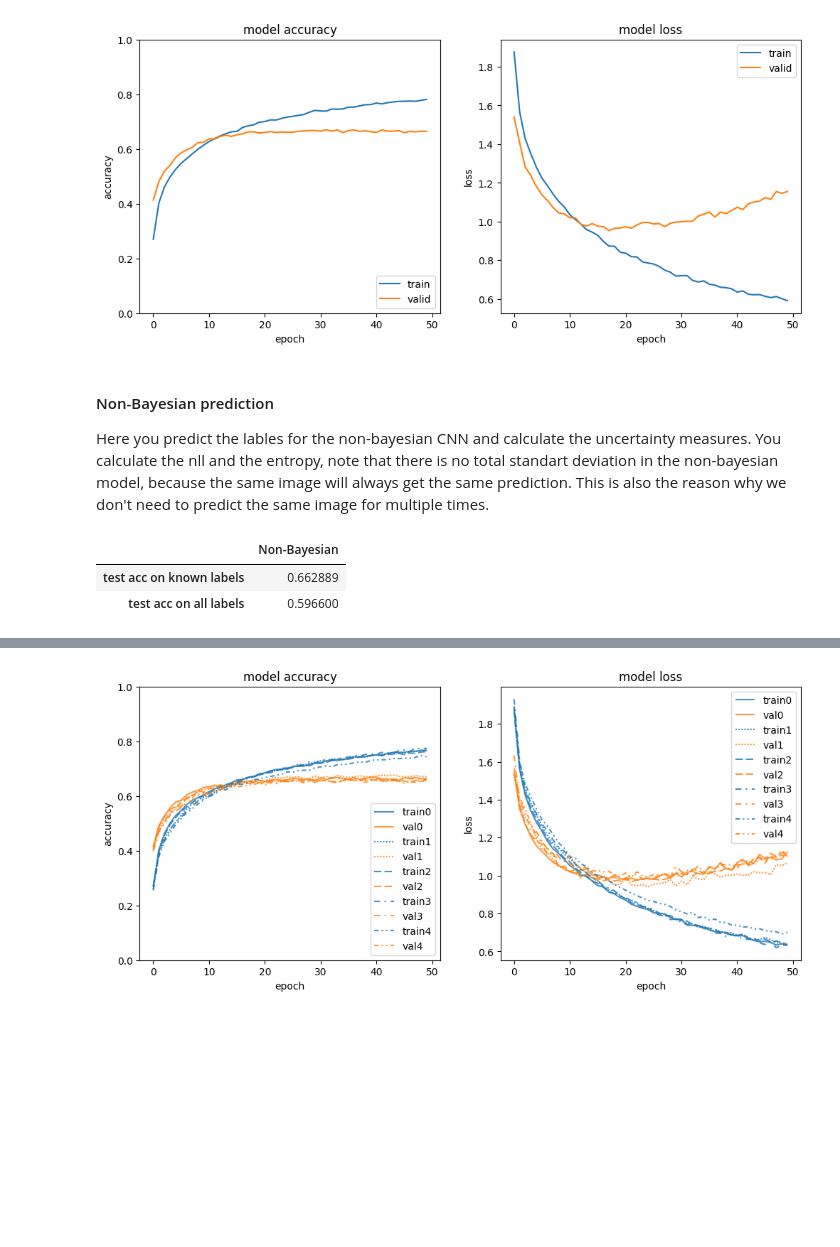
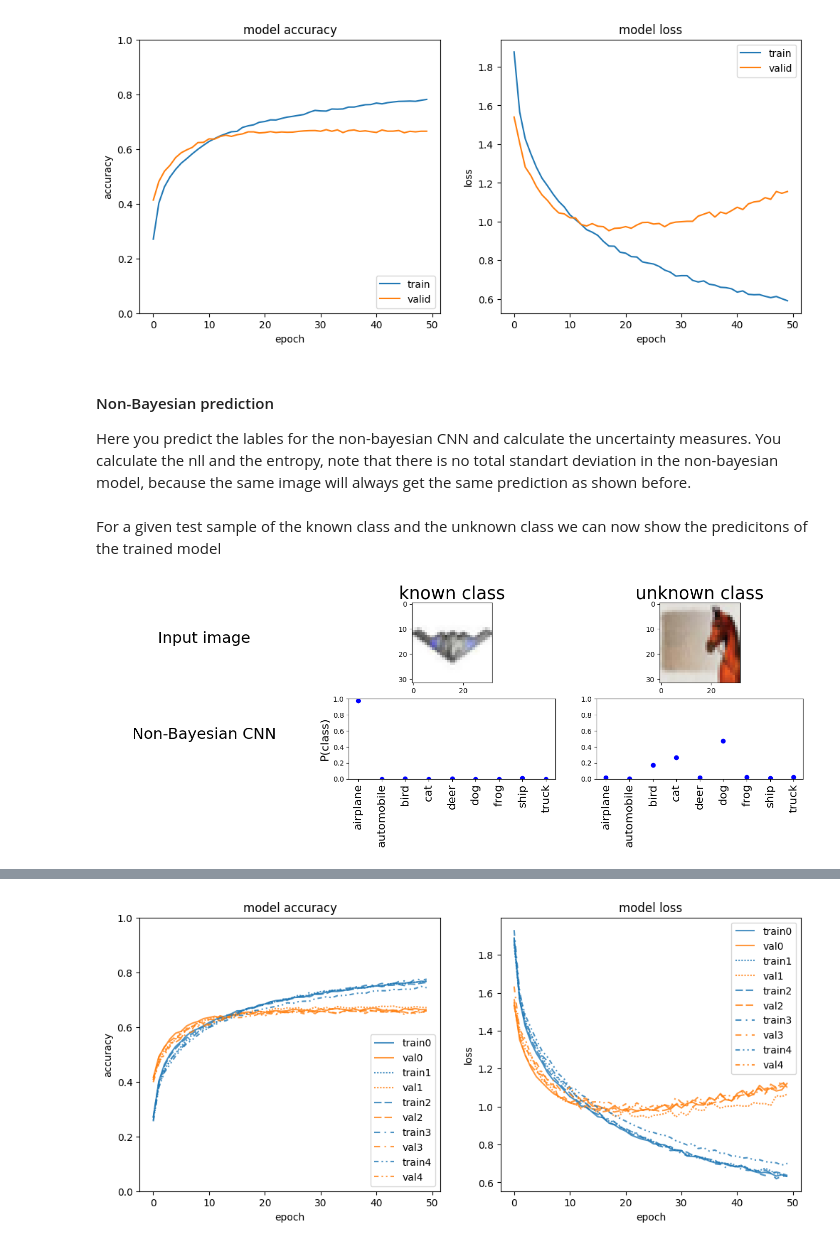
Before and after one commit to tensorchiefs/dl_course_2024, a Jupyter notebook: notebooks/17_cifar10_classification_mc_and_vi_sol.ipynb, the cells around one changed output, grey strips where cells are left out. Drawn from its saved outputs; the diff is of its cells as text; code cells hidden in the pictures; blank space fills up the shorter version.

Commit message:
'uncertainty'

```diff
--- a/notebooks/17_cifar10_classification_mc_and_vi_sol.ipynb
+++ b/notebooks/17_cifar10_classification_mc_and_vi_sol.ipynb
@@ -531,7 +760,7 @@ plots_nonbayes(history)
 # %% [markdown]
 #### Non-Bayesian prediction
 
-Here you predict the lables for the non-bayesian CNN and calculate the uncertainty measures. You calculate the nll and the entropy, note that there is no total standart deviation in the non-bayesian model, because the same image will always get the same prediction. This is also the reason why we don't need to predict the same image for multiple times.
+Here you predict the lables for the non-bayesian CNN and calculate the uncertainty measures. You calculate the nll and the entropy, note that there is no total standart deviation in the non-bayesian model, because the same image will always get the same prediction as shown before.
 # %%
 pred=model.predict(x_test)
 pred_max_p=np.max(pred,axis=1)
@@ -539,14 +768,11 @@ entropy=np.array([-np.sum( pred[i] * np.log2(pred[i] + 1E-14)) for i in range(0,
 nll_=-np.log(pred_max_p)
 pred_labels=np.array([labels_no_horse[np.argmax(pred[i])] for i in range(0,len(pred))])
 true_labels=np.array([labels[y_test[i][0]] for i in range(0,len(y_test))])
-
 test_acc_all=np.average(true_labels==pred_labels)
 test_acc_known=np.average(true_labels[known_idx]==pred_labels[known_idx])
-
-pd.DataFrame(np.array([[test_acc_known],[test_acc_all]]),
-             index=['test acc on known labels','test acc on all labels'],
-             columns=['Non-Bayesian'])
-# %% [output]
-|  | Non-Bayesian |
-| test acc on known labels | 0.662889 |
-| test acc on all labels | 0.596600 |
+# %% [markdown]
+For a given test sample of the known class and the unknown class we can now show the predicitons of the trained model
+# %%
+plots_uncertainty_compare_single("Non-Bayesian CNN",model)
+# %% [output]
+[figure, added]
```
Also changed, not shown: parts of 41 cells of this notebook.
